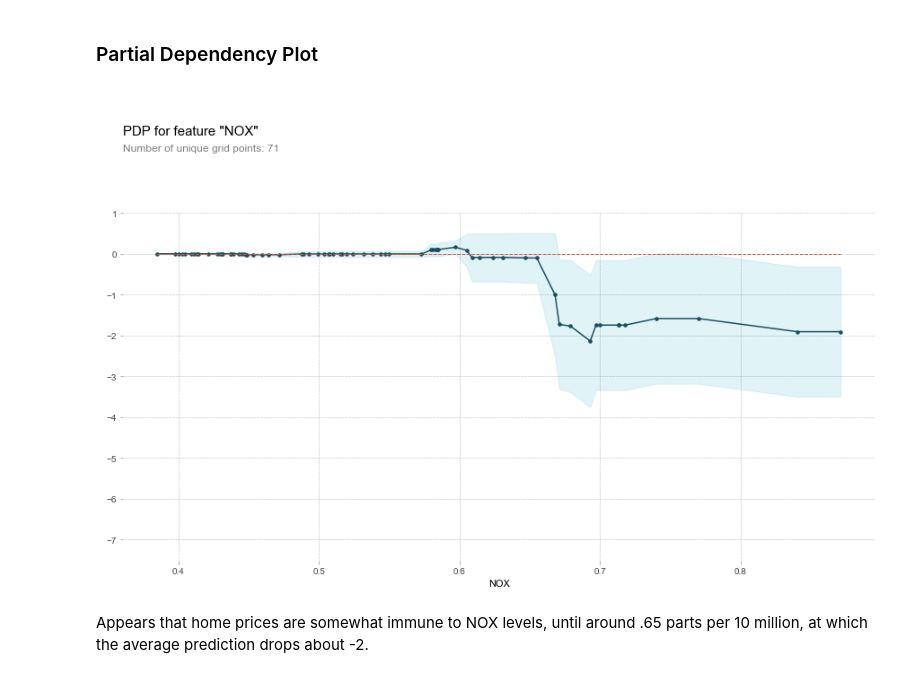
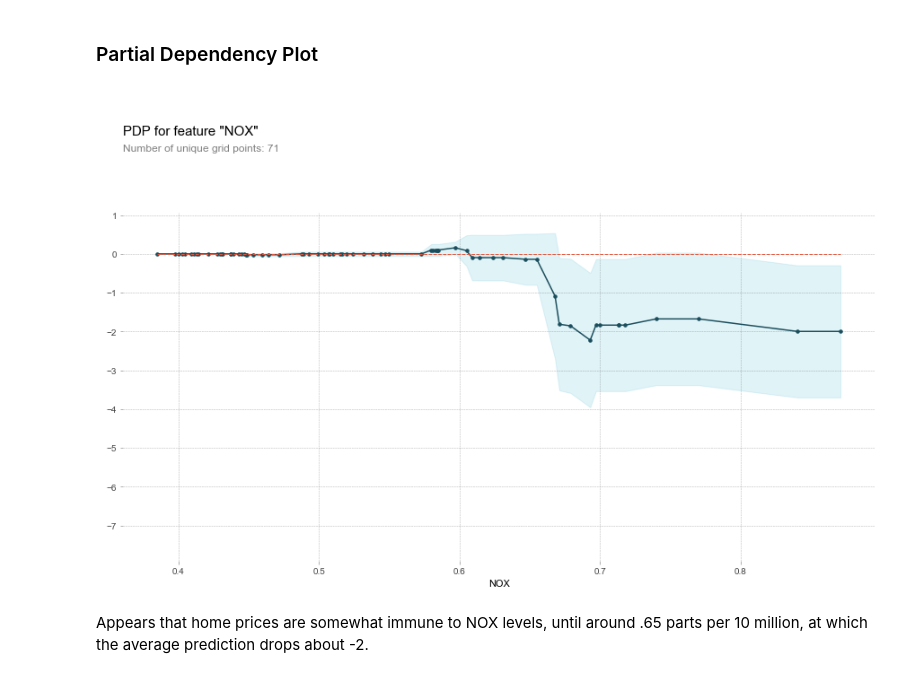
Before and after one commit to MangrobanGit/blog_black_box, a Jupyter notebook: blog_4_examples.ipynb, the cells around one changed output. Saved outputs shown, nothing was run; the diff lists cells and outputs as text; code cells hidden in the pictures.

```diff
--- a/blog_4_examples.ipynb
+++ b/blog_4_examples.ipynb
@@ -158,12 +158,12 @@ Looks, like XGBoost performed a bit better in training. Let's look at a partial
 # %%
 nox = pdp.pdp_isolate(clf1, X, X.columns, 'NOX', 100)
 
-pdp_nox = pdp.pdp_plot(nox,'NOX')
+pdp_nox = pdp.pdp_plot(nox,'NOX', center=True)
 
 # Save the plot to PNG
 pdp_nox[0].savefig("pdp_boston_nox.png")
 # %% [output]
-[figure, old version]
+[figure, new version]
 # %% [markdown]
 Appears that home prices are somewhat immune to NOX levels, until around .65 parts per 10 million, at which the average prediction drops about -2.
 # %% [markdown]
```
Also changed, not shown: parts of 9 cells of this notebook, 7 other files.
